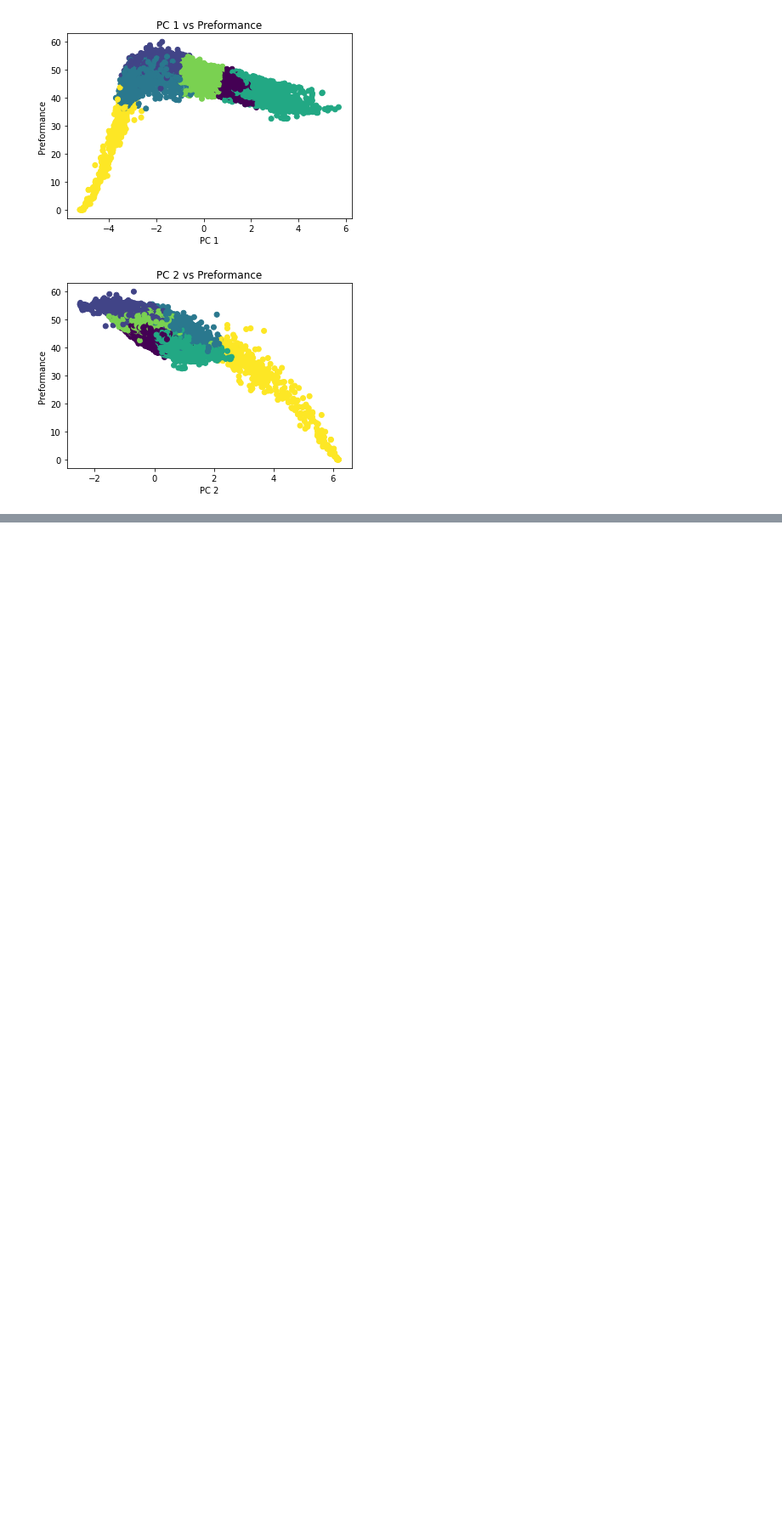
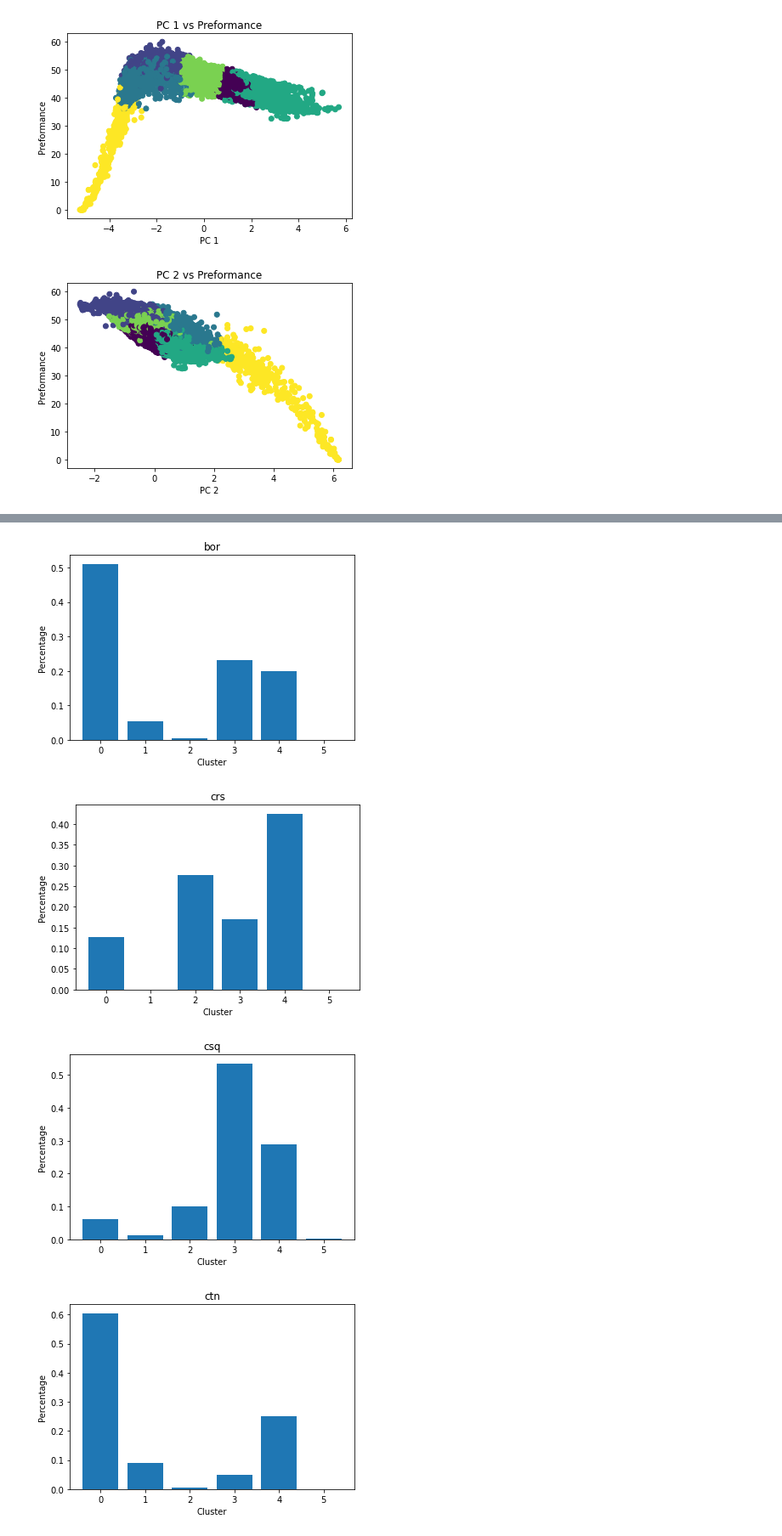
Before and after one commit to Gregory-Cooper/TL_MOF, a Jupyter notebook: cluster_analysis.ipynb, the cells around one changed output, grey strips where cells are left out. Shown at 85% size. Drawn from its saved outputs; the diff is of its cells as text; code cells hidden in the pictures; blank space fills up the shorter version.

```diff
--- a/cluster_analysis.ipynb
+++ b/cluster_analysis.ipynb
@@ -204,0 +238,10 @@ plt.show()
+# %%
+for i in abridge["topology"].unique():
+    dic[i]=[]
+for i in range(6):
+    Cluster1=abridge[abridge["Cluster"]==i]
+    for j in abridge["topology"].unique():
+        if sum(Cluster1["topology"]==j) > 0:
+            dic[j].append(sum(Cluster1["topology"]==j))
+        else:
+            dic[j].append(0)
@@ -204,0 +264,6 @@ plt.show()
+# %%
+for i in range(6):
+    Cluster1=abridge[abridge["Cluster"]==i]
+    Cluster1.rename({"MOF ID":})
+    Cluster1.groupby("topology").count()["MOF ID"].plot.pie(y=f"Cluser {i}")
+    plt.show()
@@ -204,0 +272,14 @@ plt.show()
+# %%
+for i in dic:
+    dic[i]=np.array(dic[i])
+    dic[i]=dic[i]/sum(dic[i])
+    plt.bar([0,1,2,3,4,5],dic[i])
+    plt.title(i)
+    plt.ylabel("Percentage")
+    plt.xlabel("Cluster")
+    plt.show()
+# %% [output]
+[figure, added]
+[figure, added]
+[figure, added]
+[figure, added]
```
Also changed, not shown: parts of 9 cells of this notebook.
